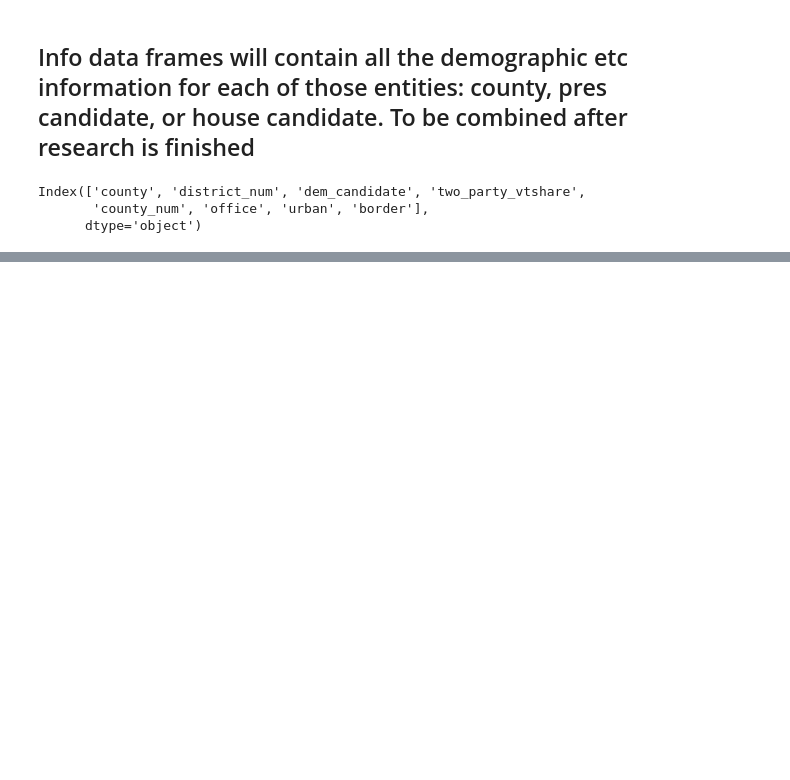
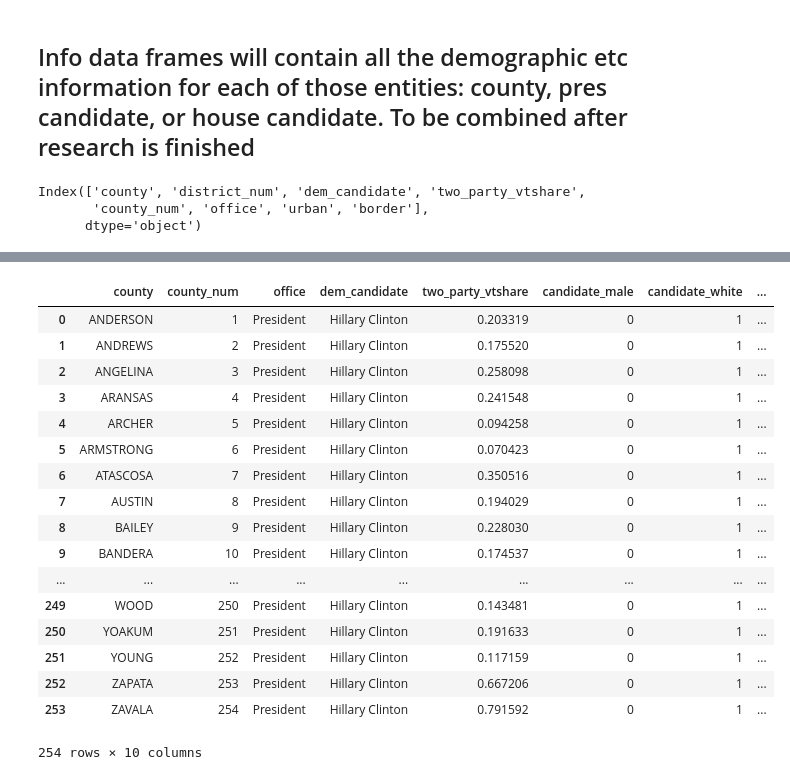
Before and after one commit to sghoseWI/Election-Analytics, a Jupyter notebook: model2.ipynb, the cells around one changed output, grey strips where cells are left out. Saved outputs shown, nothing was run; the diff lists cells and outputs as text; code cells hidden in the pictures; blank space fills up the shorter version.

```diff
--- a/model2.ipynb
+++ b/model2.ipynb
@@ -57,0 +115,21 @@ Index(['county', 'district_num', 'dem_candidate', 'two_party_vtshare',
+# %%
+for_pres
+# %% [output]
+|  | county | county_num | office | dem_candidate | two_party_vtshare | candidate_male | candidate_white | ... |
+| 0 | ANDERSON | 1 | President | Hillary Clinton | 0.203319 | 0 | 1 | ... |
+| 1 | ANDREWS | 2 | President | Hillary Clinton | 0.175520 | 0 | 1 | ... |
+| 2 | ANGELINA | 3 | President | Hillary Clinton | 0.258098 | 0 | 1 | ... |
+| 3 | ARANSAS | 4 | President | Hillary Clinton | 0.241548 | 0 | 1 | ... |
+| 4 | ARCHER | 5 | President | Hillary Clinton | 0.094258 | 0 | 1 | ... |
+| 5 | ARMSTRONG | 6 | President | Hillary Clinton | 0.070423 | 0 | 1 | ... |
+| 6 | ATASCOSA | 7 | President | Hillary Clinton | 0.350516 | 0 | 1 | ... |
+| 7 | AUSTIN | 8 | President | Hillary Clinton | 0.194029 | 0 | 1 | ... |
+| 8 | BAILEY | 9 | President | Hillary Clinton | 0.228030 | 0 | 1 | ... |
+| 9 | BANDERA | 10 | President | Hillary Clinton | 0.174537 | 0 | 1 | ... |
+| ... | ... | ... | ... | ... | ... | ... | ... | ... |
+| 249 | WOOD | 250 | President | Hillary Clinton | 0.143481 | 0 | 1 | ... |
+| 250 | YOAKUM | 251 | President | Hillary Clinton | 0.191633 | 0 | 1 | ... |
+| 251 | YOUNG | 252 | President | Hillary Clinton | 0.117159 | 0 | 1 | ... |
+| 252 | ZAPATA | 253 | President | Hillary Clinton | 0.667206 | 0 | 1 | ... |
+| 253 | ZAVALA | 254 | President | Hillary Clinton | 0.791592 | 0 | 1 | ... |
+254 rows × 10 columns
```
Also changed, not shown: parts of 8 cells of this notebook, 1 other file.
